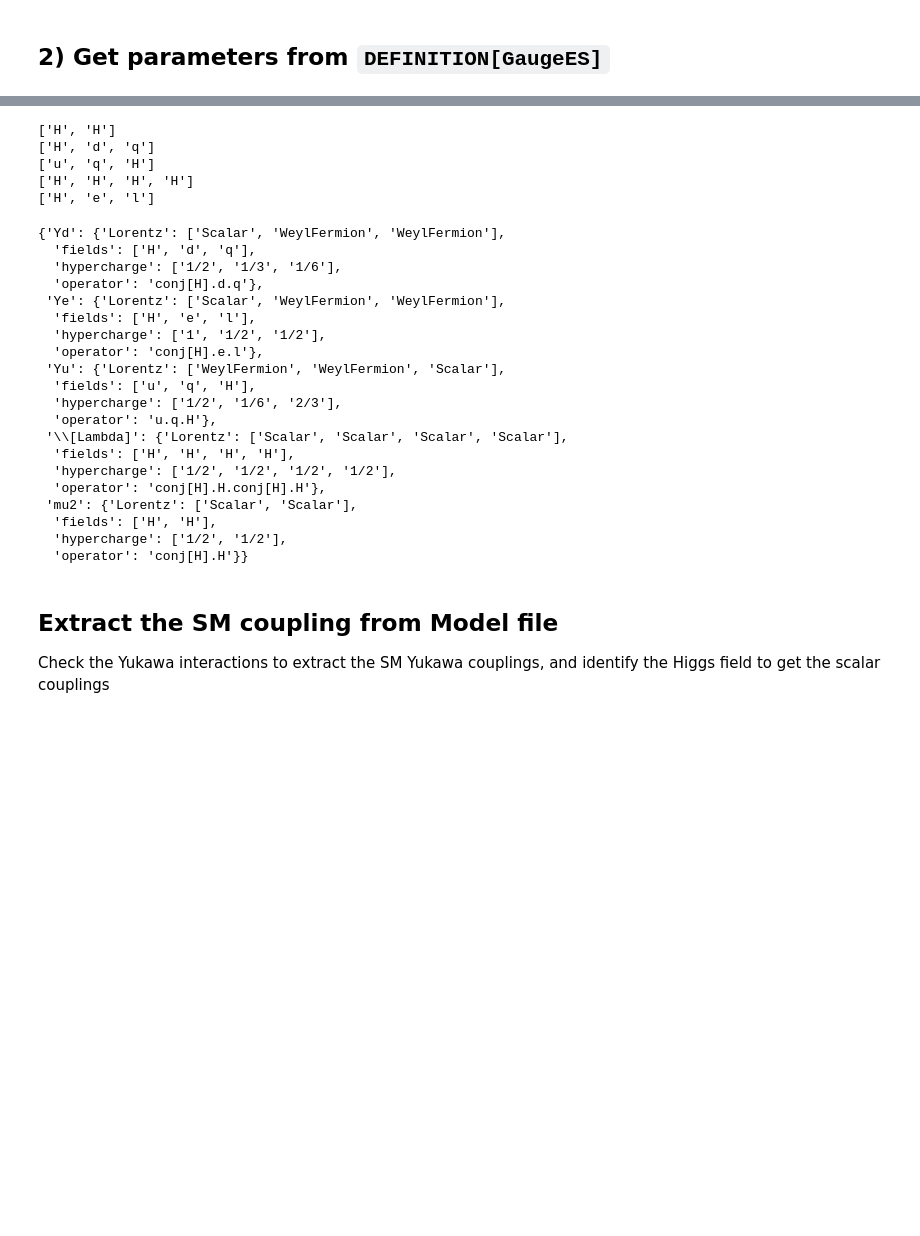
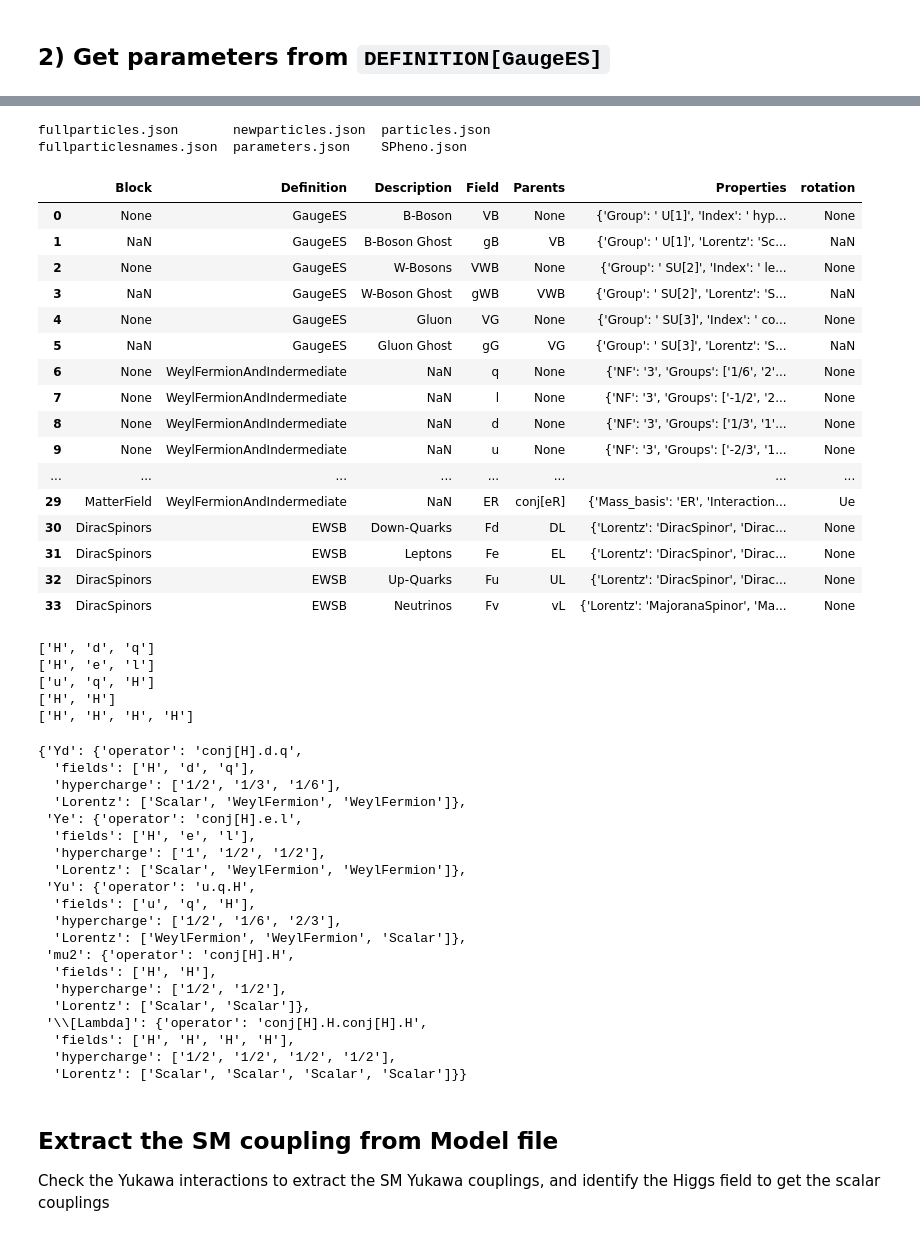
Before and after one commit to restrepo/BSM-Submodules, a Jupyter notebook: parameters.ipynb, the cells around one changed output, grey strips where cells are left out. Drawn from its saved outputs; the diff is of its cells as text; code cells hidden in the pictures; blank space fills up the shorter version.

```diff
--- a/parameters.ipynb
+++ b/parameters.ipynb
@@ -675,5 +675,31 @@ d
+# %%
+ls JSON/
+# %% [output]
+fullparticles.json       newparticles.json  particles.json
+fullparticlesnames.json  parameters.json    SPheno.json
 # %%
-particles=pd.read_json('parseparticles.json')
+#particles=pd.read_json('parseparticles.json')
+particles=pd.read_json('JSON/fullparticles.json')
+# %%
+particles
+# %% [output]
+|  | Block | Definition | Description | Field | Parents | Properties | rotation |
+| 0 | None | GaugeES | B-Boson | VB | None | {'Group': ' U[1]', 'Index': ' hyp... | None |
+| 1 | NaN | GaugeES | B-Boson Ghost | gB | VB | {'Group': ' U[1]', 'Lorentz': 'Sc... | NaN |
+| 2 | None | GaugeES | W-Bosons | VWB | None | {'Group': ' SU[2]', 'Index': ' le... | None |
+| 3 | NaN | GaugeES | W-Boson Ghost | gWB | VWB | {'Group': ' SU[2]', 'Lorentz': 'S... | NaN |
+| 4 | None | GaugeES | Gluon | VG | None | {'Group': ' SU[3]', 'Index': ' co... | None |
+| 5 | NaN | GaugeES | Gluon Ghost | gG | VG | {'Group': ' SU[3]', 'Lorentz': 'S... | NaN |
+| 6 | None | WeylFermionAndIndermediate | NaN | q | None | {'NF': '3', 'Groups': ['1/6', '2'... | None |
+| 7 | None | WeylFermionAndIndermediate | NaN | l | None | {'NF': '3', 'Groups': ['-1/2', '2... | None |
+| 8 | None | WeylFermionAndIndermediate | NaN | d | None | {'NF': '3', 'Groups': ['1/3', '1'... | None |
+| 9 | None | WeylFermionAndIndermediate | NaN | u | None | {'NF': '3', 'Groups': ['-2/3', '1... | None |
+| ... | ... | ... | ... | ... | ... | ... | ... |
+| 29 | MatterField | WeylFermionAndIndermediate | NaN | ER | conj[eR] | {'Mass_basis': 'ER', 'Interaction... | Ue |
+| 30 | DiracSpinors | EWSB | Down-Quarks | Fd | DL | {'Lorentz': 'DiracSpinor', 'Dirac... | None |
+| 31 | DiracSpinors | EWSB | Leptons | Fe | EL | {'Lorentz': 'DiracSpinor', 'Dirac... | None |
+| 32 | DiracSpinors | EWSB | Up-Quarks | Fu | UL | {'Lorentz': 'DiracSpinor', 'Dirac... | None |
+| 33 | DiracSpinors | EWSB | Neutrinos | Fv | vL | {'Lorentz': 'MajoranaSpinor', 'Ma... | None |
 # %%
 dd={}
 for k in d.keys():
@@ -691,34 +717,34 @@ for k in dd.keys():
         vk=dd.pop(k)
         dd[ck]=vk
 # %% [output]
+['H', 'd', 'q']
+['H', 'e', 'l']
+['u', 'q', 'H']
 ['H', 'H']
-['H', 'd', 'q']
-['u', 'q', 'H']
 ['H', 'H', 'H', 'H']
-['H', 'e', 'l']
 # %%
 dd
 # %% [output]
-{'Yd': {'Lorentz': ['Scalar', 'WeylFermion', 'WeylFermion'],
+{'Yd': {'operator': 'conj[H].d.q',
   'fields': ['H', 'd', 'q'],
   'hypercharge': ['1/2', '1/3', '1/6'],
-  'operator': 'conj[H].d.q'},
- 'Ye': {'Lorentz': ['Scalar', 'WeylFermion', 'WeylFermion'],
+  'Lorentz': ['Scalar', 'WeylFermion', 'WeylFermion']},
+ 'Ye': {'operator': 'conj[H].e.l',
   'fields': ['H', 'e', 'l'],
   'hypercharge': ['1', '1/2', '1/2'],
-  'operator': 'conj[H].e.l'},
- 'Yu': {'Lorentz': ['WeylFermion', 'WeylFermion', 'Scalar'],
+  'Lorentz': ['Scalar', 'WeylFermion', 'WeylFermion']},
+ 'Yu': {'operator': 'u.q.H',
   'fields': ['u', 'q', 'H'],
   'hypercharge': ['1/2', '1/6', '2/3'],
-  'operator': 'u.q.H'},
- '\\[Lambda]': {'Lorentz': ['Scalar', 'Scalar', 'Scalar', 'Scalar'],
+  'Lorentz': ['WeylFermion', 'WeylFermion', 'Scalar']},
+ 'mu2': {'operator': 'conj[H].H',
+  'fields': ['H', 'H'],
+  'hypercharge': ['1/2', '1/2'],
+  'Lorentz': ['Scalar', 'Scalar']},
+ '\\[Lambda]': {'operator': 'conj[H].H.conj[H].H',
   'fields': ['H', 'H', 'H', 'H'],
   'hypercharge': ['1/2', '1/2', '1/2', '1/2'],
-  'operator': 'conj[H].H.conj[H].H'},
- 'mu2': {'Lorentz': ['Scalar', 'Scalar'],
-  'fields': ['H', 'H'],
-  'hypercharge': ['1/2', '1/2'],
-  'operator': 'conj[H].H'}}
+  'Lorentz': ['Scalar', 'Scalar', 'Scalar', 'Scalar']}}
 # %% [markdown]
 ## Extract the SM coupling from Model file
 Check the Yukawa interactions to extract the SM Yukawa couplings, and identify the Higgs field to get the scalar couplings
```
Also changed, not shown: parts of 18 cells of this notebook, 4 other files.
